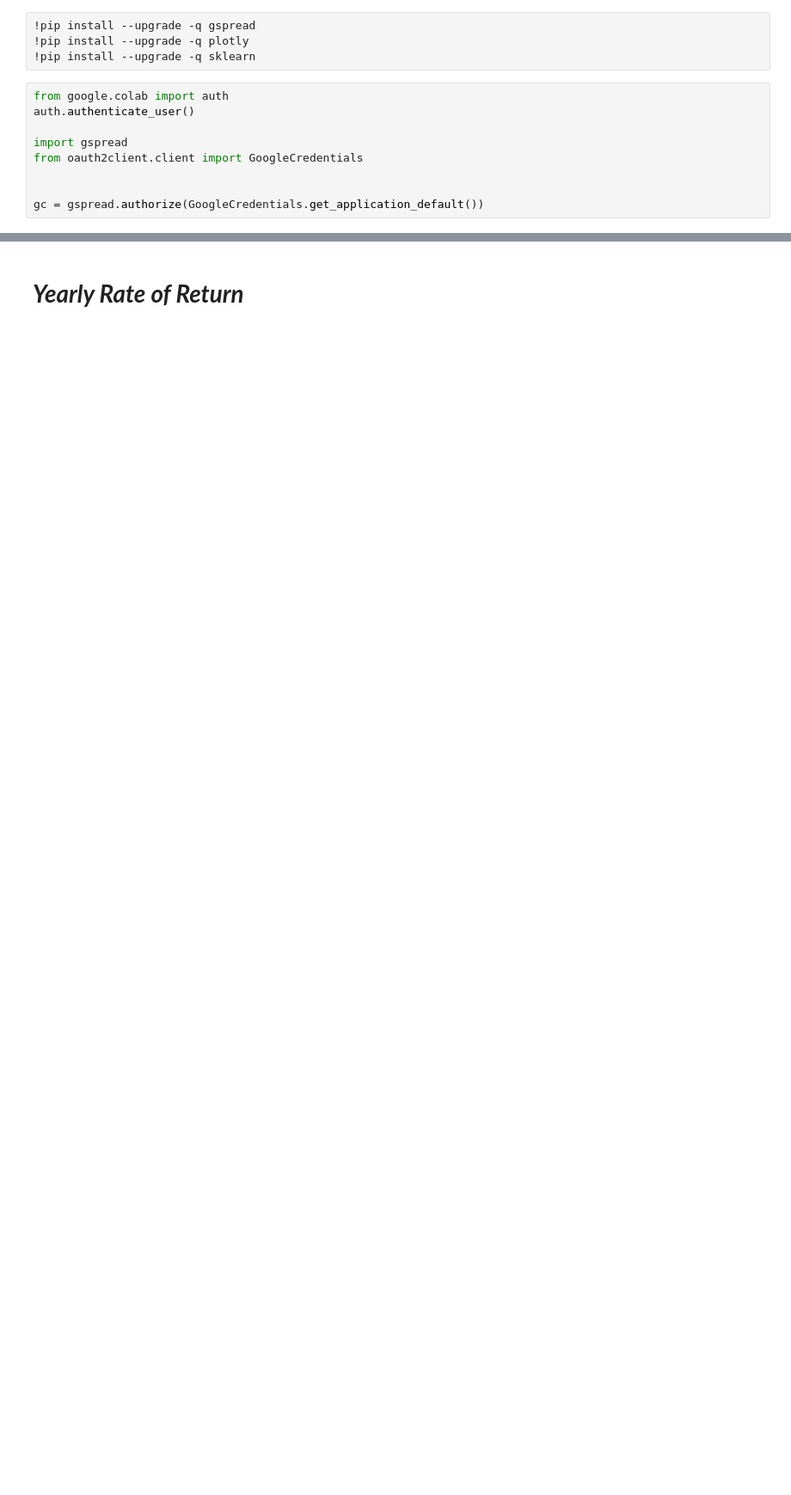
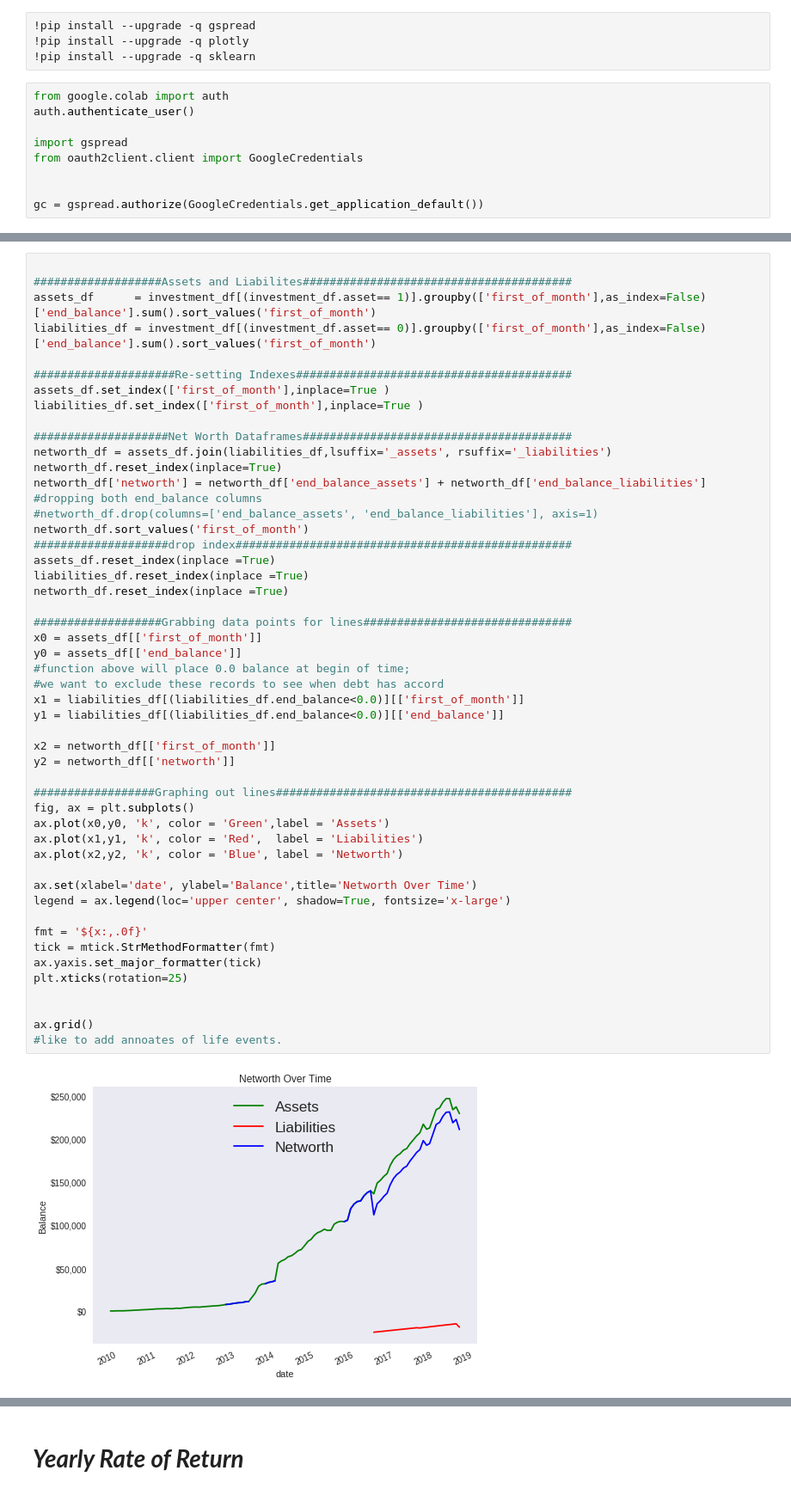
Before and after one commit to rkrall85/learning-through-bits, a Jupyter notebook: FIRE/Fire.ipynb, the cells around one changed output, grey strips where cells are left out. Shown at 86% size. Drawn from its saved outputs; the diff is of its cells as text; blank space fills up the shorter version.

```diff
--- a/FIRE/Fire.ipynb
+++ b/FIRE/Fire.ipynb
@@ -435,0 +355,52 @@ plt.show()
+# %%
+
+###################Assets and Liabilites########################################
+assets_df      = investment_df[(investment_df.asset== 1)].groupby(['first_of_month'],as_index=False)['end_balance'].sum().sort_values('first_of_month')
+liabilities_df = investment_df[(investment_df.asset== 0)].groupby(['first_of_month'],as_index=False)['end_balance'].sum().sort_values('first_of_month')
+
+#####################Re-setting Indexes#########################################
+assets_df.set_index(['first_of_month'],inplace=True )
+liabilities_df.set_index(['first_of_month'],inplace=True )
+
+####################Net Worth Dataframes########################################
+networth_df = assets_df.join(liabilities_df,lsuffix='_assets', rsuffix='_liabilities')
+networth_df.reset_index(inplace=True)
+networth_df['networth'] = networth_df['end_balance_assets'] + networth_df['end_balance_liabilities']
+#dropping both end_balance columns
+#networth_df.drop(columns=['end_balance_assets', 'end_balance_liabilities'], axis=1)
+networth_df.sort_values('first_of_month')
+####################drop index##################################################
+assets_df.reset_index(inplace =True)
+liabilities_df.reset_index(inplace =True)
+networth_df.reset_index(inplace =True)
+
+###################Grabbing data points for lines###############################
+x0 = assets_df[['first_of_month']]
+y0 = assets_df[['end_balance']]
+#function above will place 0.0 balance at begin of time;
+#we want to exclude these records to see when debt has accord
+x1 = liabilities_df[(liabilities_df.end_balance<0.0)][['first_of_month']]
+y1 = liabilities_df[(liabilities_df.end_balance<0.0)][['end_balance']]
+
+x2 = networth_df[['first_of_month']]
+y2 = networth_df[['networth']]
+
+##################Graphing out lines############################################
+fig, ax = plt.subplots()
+ax.plot(x0,y0, 'k', color = 'Green',label = 'Assets')
+ax.plot(x1,y1, 'k', color = 'Red',  label = 'Liabilities')
+ax.plot(x2,y2, 'k', color = 'Blue', label = 'Networth')
+
+ax.set(xlabel='date', ylabel='Balance',title='Networth Over Time')
+legend = ax.legend(loc='upper center', shadow=True, fontsize='x-large')
+
+fmt = '${x:,.0f}'
+tick = mtick.StrMethodFormatter(fmt)
+ax.yaxis.set_major_formatter(tick)
+plt.xticks(rotation=25)
+
+
+ax.grid()
+#like to add annoates of life events.
+# %% [output]
+[figure, added]
```
Also changed, not shown: parts of 30 cells of this notebook.
